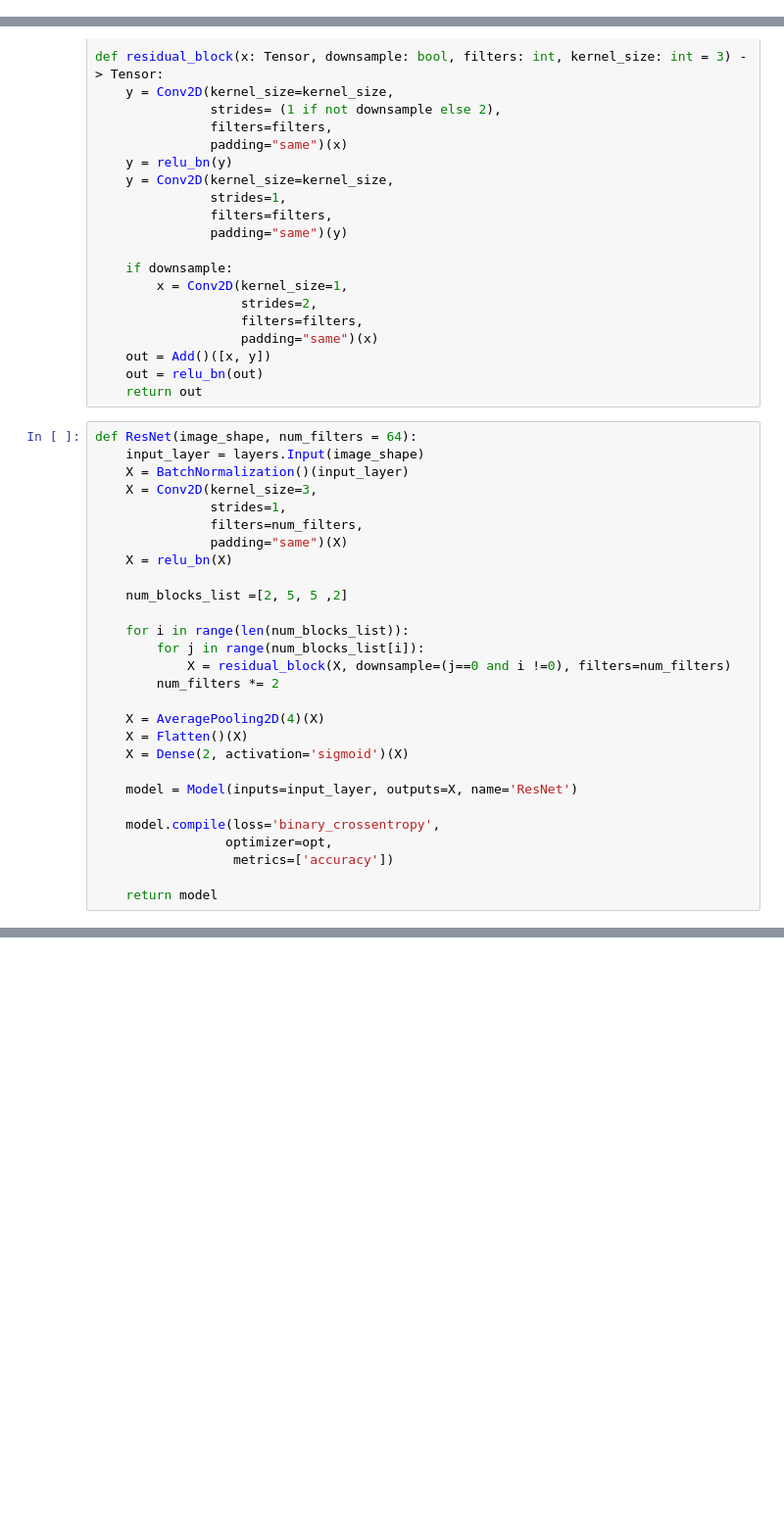
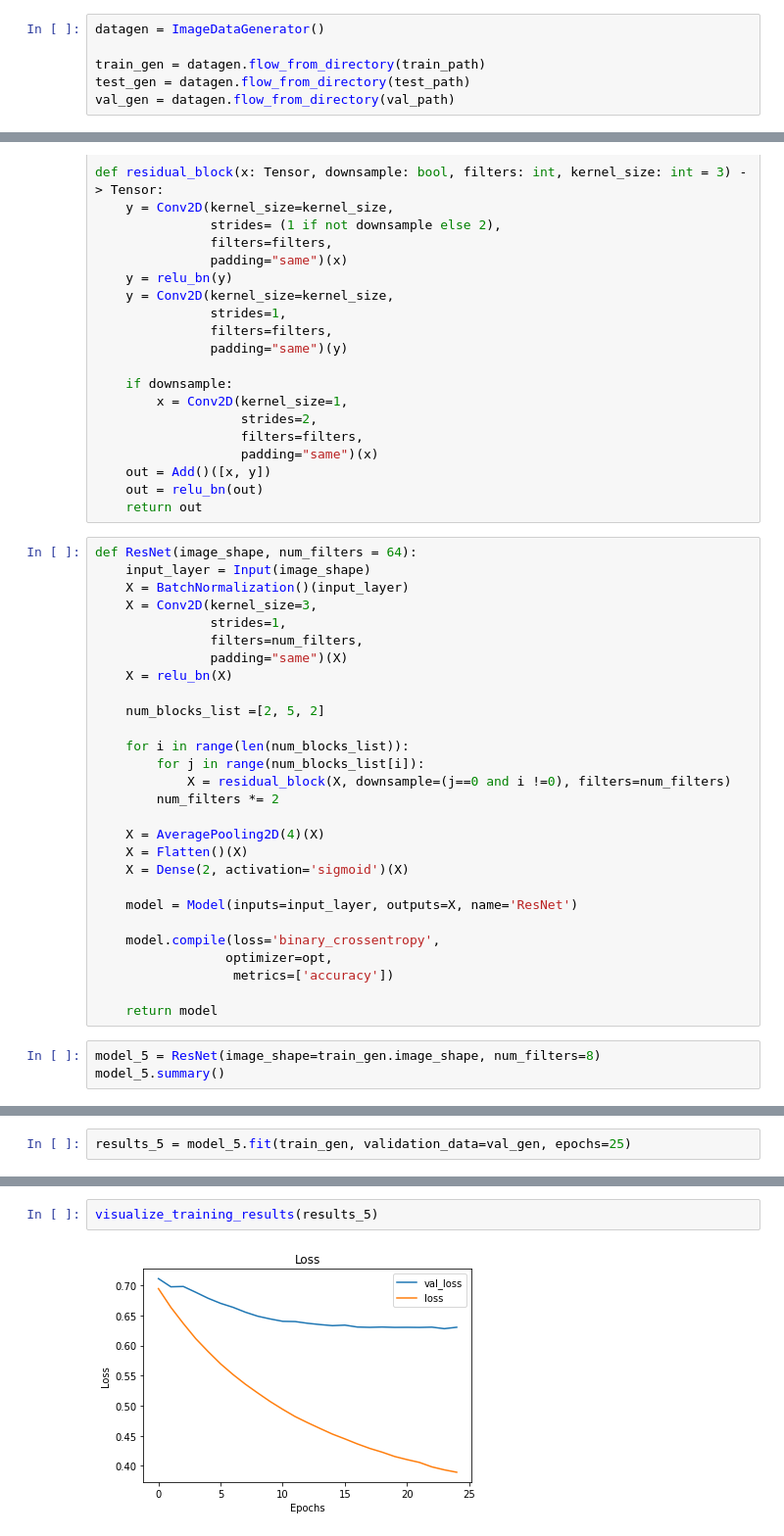
Before and after one commit to Zealfire243/X-ray-Classification-Model, a Jupyter notebook: FinalModel.ipynb, the cells around one changed output, grey strips where cells are left out. Shown: that part at 98% size. Saved outputs shown, nothing was run; the diff lists cells and outputs as text; blank space fills up the shorter version.

```diff
--- a/FinalModel.ipynb
+++ b/FinalModel.ipynb
@@ -12,0 +17,6 @@ opt = SGD(learning_rate=1*10**-5)
+# %%
+datagen = ImageDataGenerator()
+
+train_gen = datagen.flow_from_directory(train_path)
+test_gen = datagen.flow_from_directory(test_path)
+val_gen = datagen.flow_from_directory(val_path)
@@ -57,7 +71,7 @@ def residual_block(x: Tensor, downsample: bool, filters: int, kernel_size: int =
     return out
 # %%
 def ResNet(image_shape, num_filters = 64):
-    input_layer = layers.Input(image_shape)
+    input_layer = Input(image_shape)
     X = BatchNormalization()(input_layer)
     X = Conv2D(kernel_size=3,
                strides=1,
@@ -65,7 +79,7 @@ def ResNet(image_shape, num_filters = 64):
                padding="same")(X)
     X = relu_bn(X)
 
-    num_blocks_list =[2, 5, 5 ,2]
+    num_blocks_list =[2, 5, 2]
 
     for i in range(len(num_blocks_list)):
         for j in range(num_blocks_list[i]):
@@ -83,3 +97,6 @@ def ResNet(image_shape, num_filters = 64):
                   metrics=['accuracy'])
 
     return model
+# %%
+model_5 = ResNet(image_shape=train_gen.image_shape, num_filters=8)
+model_5.summary()
@@ -85,0 +121,2 @@ def ResNet(image_shape, num_filters = 64):
+# %%
+results_5 = model_5.fit(train_gen, validation_data=val_gen, epochs=25)
@@ -85,0 +141,4 @@ def ResNet(image_shape, num_filters = 64):
+# %%
+visualize_training_results(results_5)
+# %% [output]
+[figure, added]
```
Also changed, not shown: parts of 7 cells of this notebook, 2 other files.
